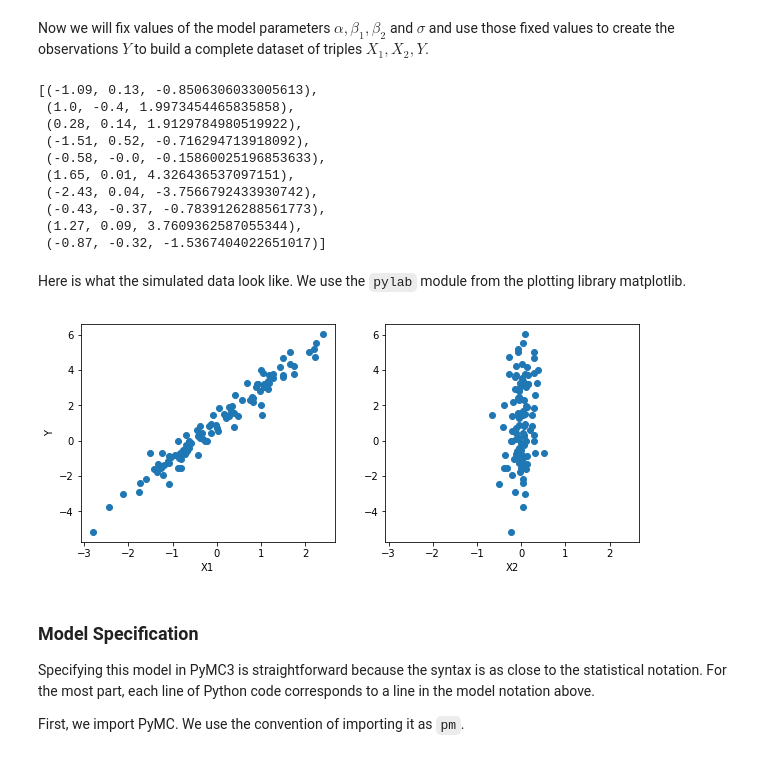
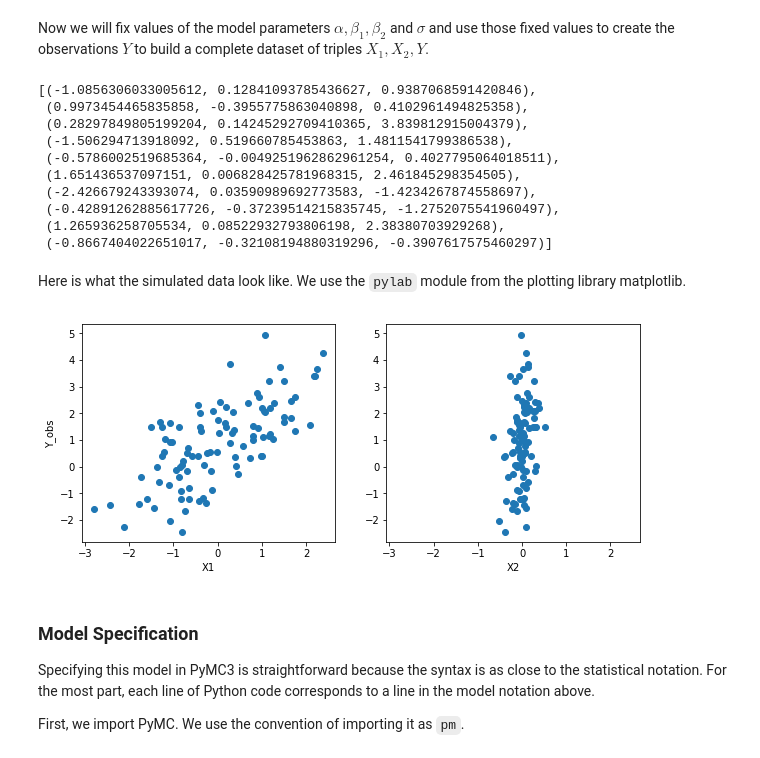
Before and after one commit to fonnesbeck/PyMC3_DataScienceLA, a Jupyter notebook: notebooks/1a. Introduction to PyMC3.ipynb, the cells around one changed output. Saved outputs shown, nothing was run; the diff lists cells and outputs as text; code cells hidden in the pictures.

Commit message:
back to random generation of input data in notebook 1a due to very strange behavior

```diff
--- a/notebooks/1a. Introduction to PyMC3.ipynb
+++ b/notebooks/1a. Introduction to PyMC3.ipynb
@@ -107,40 +75,48 @@ X2 = np.array([ 0.13, -0.4 ,  0.14,  0.52, -0.  ,  0.01,  0.04, -0.37,  0.09,
+# %%
+# Initialize random number generator
+np.random.seed(123)
+#np.random.seed(13457693)
+
+# We will generate a dataset of 100 samples.
+size = 100
+
+X1 = np.random.randn(size)
+X2 = np.random.randn(size)*0.2
 # %% [markdown]
 Now we will fix values of the model parameters $\alpha, \beta_1, \beta_2$ and $\sigma$ and use those fixed values to create the observations $Y$ to build a complete dataset of triples $X_1, X_2, Y$.
 # %%
 # True parameter values - this is our model and what we are trying to estimate
-alpha, sigma = 1, 1
-beta = [1, 2.5]
+true_alpha, true_sigma = 1.0, 1.0
+true_beta = [1.0, 2.5]
 
 # Here is where we compute Y from the simulated X1 and X2 using the true model parameters
 # The form of the model implements the first equation above.
-Y = alpha + beta[0]*X1 + beta[1]*X2 + np.random.randn(size)*sigma
+noise = np.random.randn(size)*true_sigma
+Y_obs = true_alpha + true_beta[0]*X1 + true_beta[1]*X2 + noise
 
 # Let's print the first ten values of each variable.
 # In the following, each triple is one "observation"
-list(zip(X1[:10], X2[:10], Y[:10]))
+list(zip(X1[:10], X2[:10], Y_obs[:10]))
 # %% [output]
-[(-1.09, 0.13, -0.8506306033005613),
- (1.0, -0.4, 1.9973454465835858),
- (0.28, 0.14, 1.9129784980519922),
- (-1.51, 0.52, -0.716294713918092),
- (-0.58, -0.0, -0.15860025196853633),
- (1.65, 0.01, 4.326436537097151),
- (-2.43, 0.04, -3.7566792433930742),
- (-0.43, -0.37, -0.7839126288561773),
- (1.27, 0.09, 3.7609362587055344),
- (-0.87, -0.32, -1.5367404022651017)]
+[(-1.0856306033005612, 0.12841093785436627, 0.9387068591420846),
+ (0.9973454465835858, -0.3955775863040898, 0.4102961494825358),
+ (0.28297849805199204, 0.14245292709410365, 3.839812915004379),
+ (-1.506294713918092, 0.519660785453863, 1.4811541799386538),
+ (-0.5786002519685364, -0.0049251962862961254, 0.4027795064018511),
+ (1.651436537097151, 0.006828425781968315, 2.461845298354505),
+ (-2.426679243393074, 0.03590989692773583, -1.4234267874558697),
+ (-0.42891262885617726, -0.37239514215835745, -1.2752075541960497),
+ (1.265936258705534, 0.08522932793806198, 2.38380703929268),
+ (-0.8667404022651017, -0.32108194880319296, -0.3907617575460297)]
 # %% [markdown]
 Here is what the simulated data look like. We use the `pylab` module from the plotting library matplotlib.
 # %%
-import matplotlib.pyplot as plt
-%matplotlib inline
-
 fig, axes = plt.subplots(1, 2, sharex=True, figsize=(10,4))
-axes[0].scatter(X1, Y)
-axes[1].scatter(X2, Y)
-axes[0].set_ylabel('Y'); axes[0].set_xlabel('X1'); axes[1].set_xlabel('X2');
+axes[0].scatter(X1, Y_obs)
+axes[1].scatter(X2, Y_obs)
+axes[0].set_ylabel('Y_obs'); axes[0].set_xlabel('X1'); axes[1].set_xlabel('X2');
 # %% [output]
-[figure, old version]
+[figure, new version]
 # %% [markdown]
 ### Model Specification
 
```
Also changed, not shown: parts of 8 cells of this notebook.
